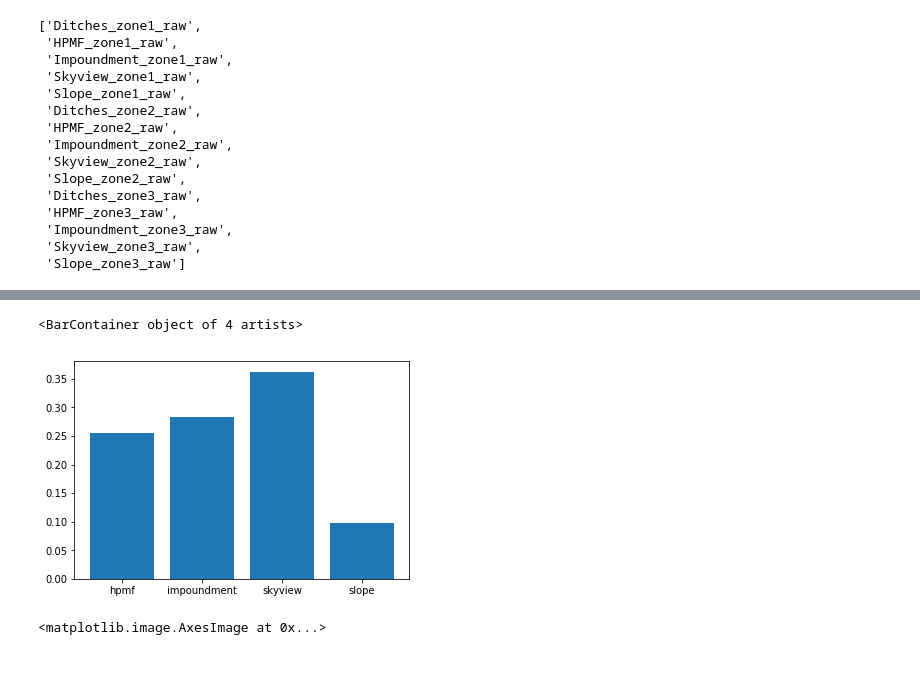
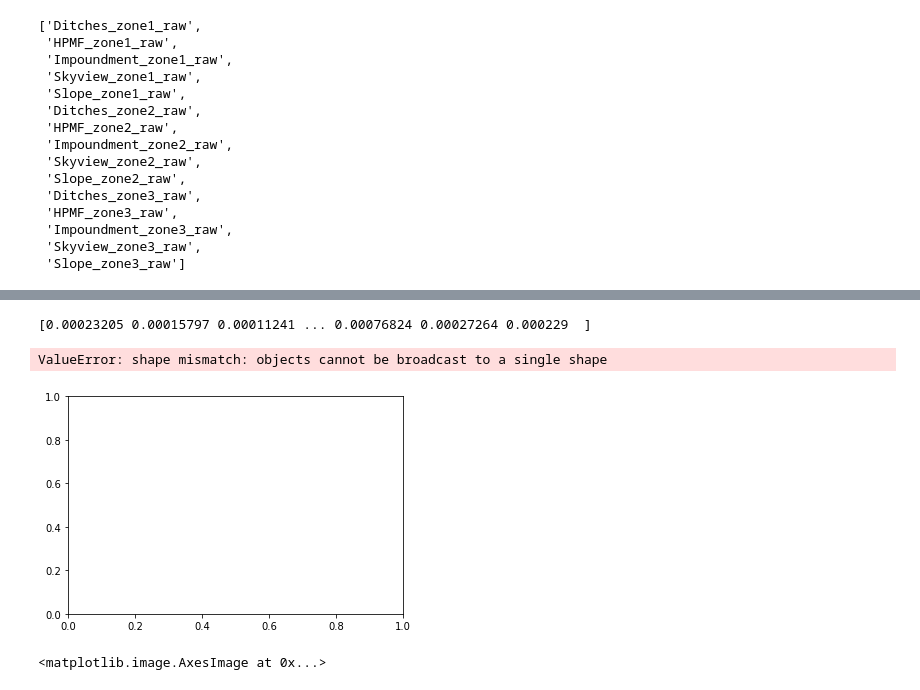
Before and after one commit to jonatan-flyckt/bachelors-thesis-playground, a Jupyter notebook: filip_features/random_forest.ipynb, the cells around one changed output, grey strips where cells are left out. Saved outputs shown, nothing was run; the diff lists cells and outputs as text; code cells hidden in the pictures.

```diff
--- a/filip_features/random_forest.ipynb
+++ b/filip_features/random_forest.ipynb
@@ -36,11 +88,11 @@ files_with_no_extension
 # %%
-_y = np.load("../feature_extracted/ditches500.npy")
-y = _y.reshape(-1)
-hpmf = np.load("../feature_extracted/hpmf_feature500.npy")
-impoundment = np.load("../feature_extracted/impoundment_feature500.npy")
-skyview = np.load("../feature_extracted/skyview_feature500.npy")
-slope = np.load("../feature_extracted/slope_feature500.npy")
-_X = np.dstack([hpmf,impoundment,skyview,slope])
-X = _X.reshape(500*500,4)
-X.shape
+###### _y = np.load("../feature_extracted/ditches500.npy")
+# y = _y.reshape(-1)
+hpmf = np.load("HPMF_zone3_raw.npy")
+impoundment = np.load("Impoundment_zone3_raw.npy")
+skyview = np.load("Skyview_zone3_raw.npy")
+slope = np.load("Slope_zone3_raw.npy")
+_X = np.dstack([impoundment,skyview,hpmf,slope])
+
+X = features_to_grid_creator(_X,(45,45))
 # %% [output]
@@ -48,8 +100,8 @@ X.shape
 # %%
-import scipy.ndimage.morphology as morph
+
 plt.figure(num=None, figsize=(28,26), facecolor='w', edgecolor='k')
 # This line is used to test with a buffer of the ditches Comment out if not buffer should be used
 
-y = morph.binary_dilation(_y.reshape(500,500),iterations = 2)
+
 plt.imshow(y)
 y=y.reshape(-1)
@@ -59,7 +109,7 @@ NameError: name 'plt' is not defined
 from sklearn.model_selection import train_test_split
 X_train,X_test,y_train,y_test = train_test_split(X,y,test_size=0.3, random_state=0)
 # %%
-clf = RandomForestClassifier(n_estimators=3000)
+clf = RandomForestClassifier(n_estimators=100, n_jobs=-1, class_weight="balanced")
 
 clf.fit(X_train,y_train)
 # %% [output]
@@ -87,8 +137,10 @@ print(confusion_matrix(y_test,y_pred))
-# %%
-plt.bar(["hpmf","impoundment","skyview","slope"],clf.feature_importances_)
-# %% [output]
-<BarContainer object of 4 artists>
-[figure, removed]
+# %%
+print(clf.feature_importances_)
+plt.bar([None]*100, clf.feature_importances_)
+# %% [output]
+[0.00023205 0.00015797 0.00011241 ... 0.00076824 0.00027264 0.000229  ]
+ValueError: shape mismatch: objects cannot be broadcast to a single shape
+[figure, added]
 # %%
 arr = np.zeros(_X.shape)
 prediction_on_map = clf.predict(X)
```
Also changed, not shown: parts of 5 cells of this notebook, 1 other file.
